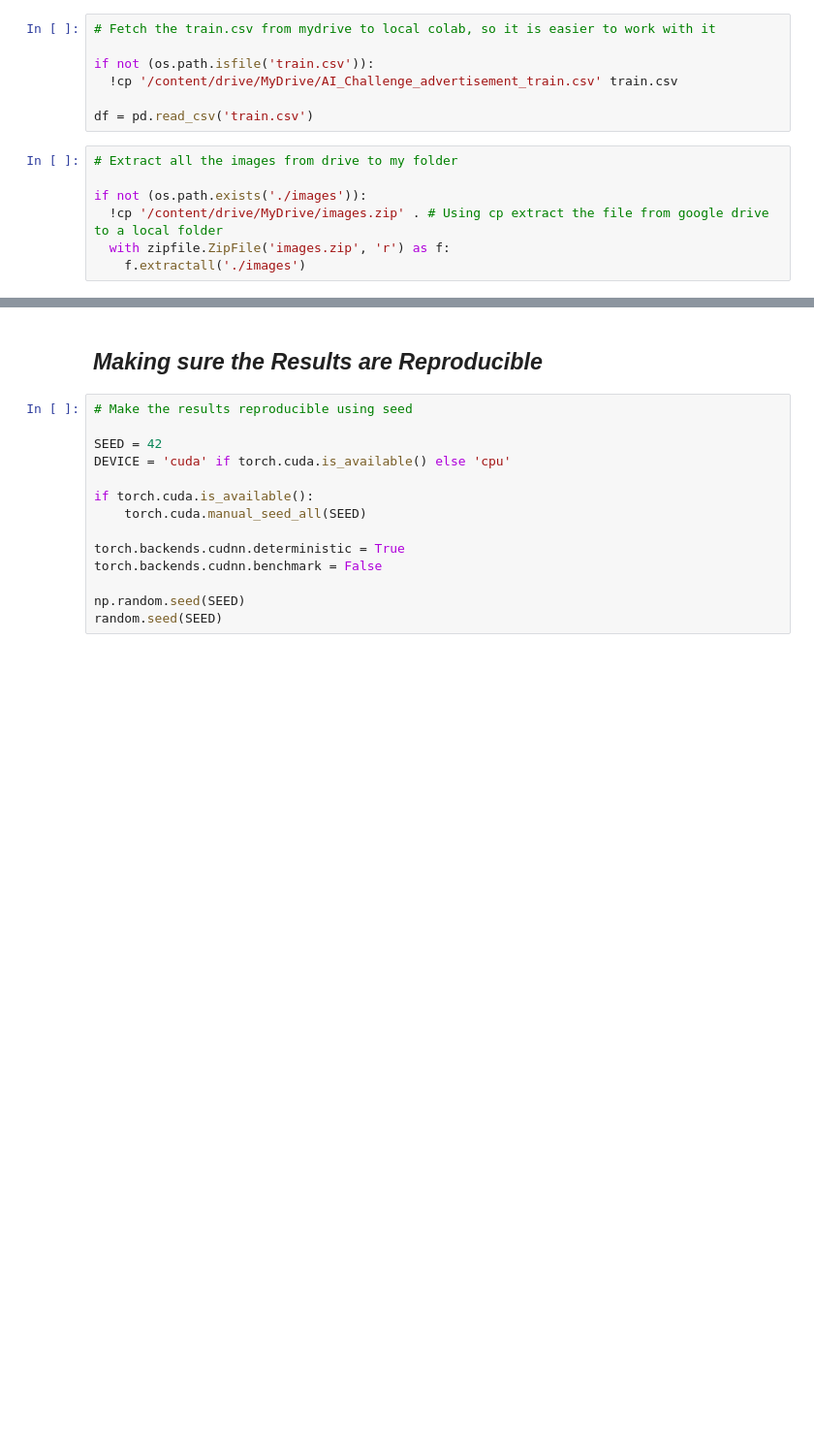
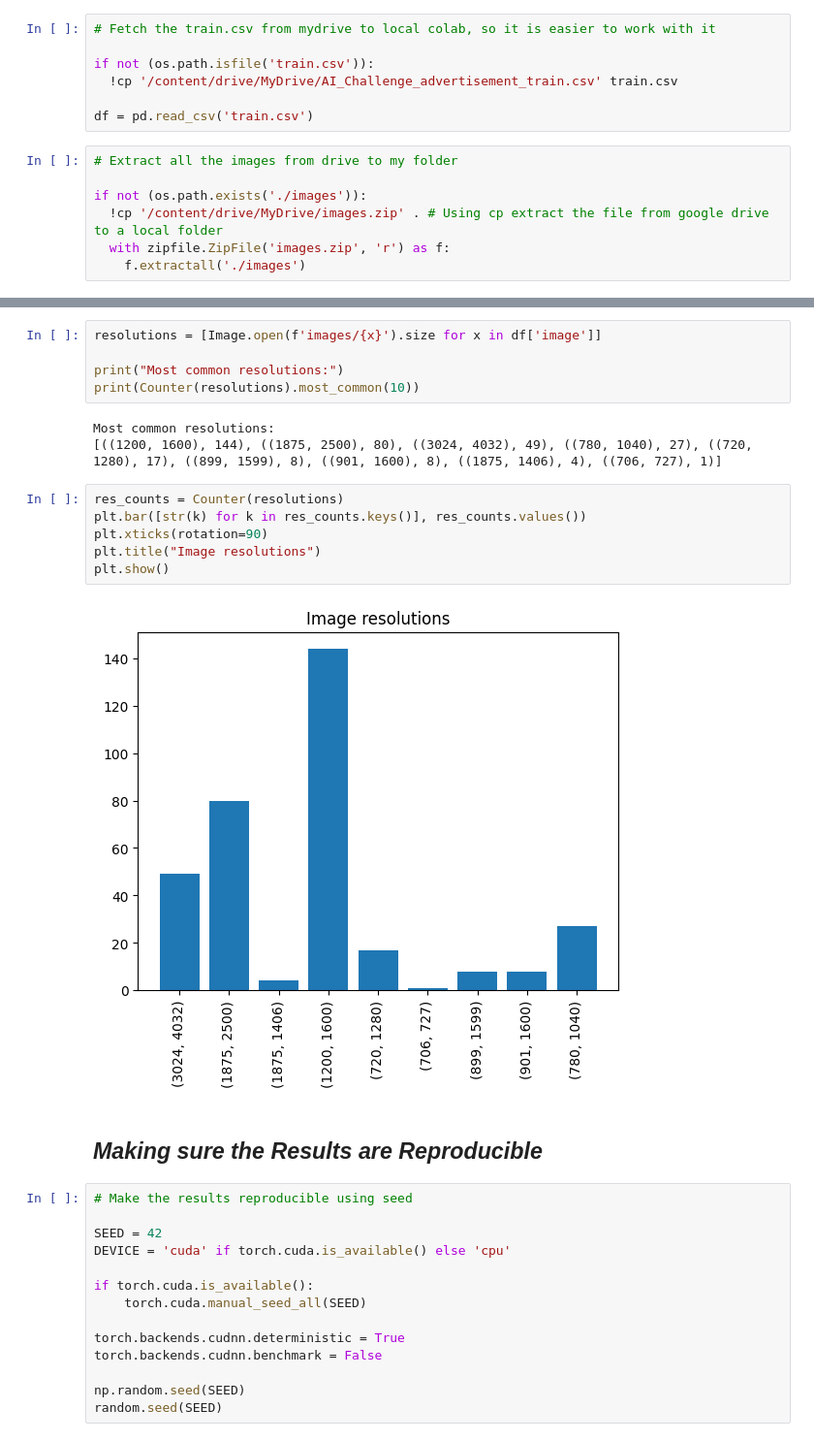
Before and after one commit to alwaysneedhelp/AI-Challenge, a Jupyter notebook: advertisement.ipynb, the cells around one changed output, grey strips where cells are left out. Shown at 97% size. Cells and saved outputs as stored; diff of their text form; blank space fills up the shorter version.

```diff
--- a/advertisement.ipynb
+++ b/advertisement.ipynb
@@ -45,3 +63,19 @@ if not (os.path.exists('./images')):
+# %%
+resolutions = [Image.open(f'images/{x}').size for x in df['image']]
+
+print("Most common resolutions:")
+print(Counter(resolutions).most_common(10))
+# %% [output]
+Most common resolutions:
+[((1200, 1600), 144), ((1875, 2500), 80), ((3024, 4032), 49), ((780, 1040), 27), ((720, 1280), 17), ((899, 1599), 8), ((901, 1600), 8), ((1875, 1406), 4), ((706, 727), 1)]
+# %%
+res_counts = Counter(resolutions)
+plt.bar([str(k) for k in res_counts.keys()], res_counts.values())
+plt.xticks(rotation=90)
+plt.title("Image resolutions")
+plt.show()
+# %% [output]
+[figure, added]
 # %% [markdown]
 ## ***Making sure the Results are Reproducible***
 # %%
```
Also changed, not shown: parts of 12 cells of this notebook.
